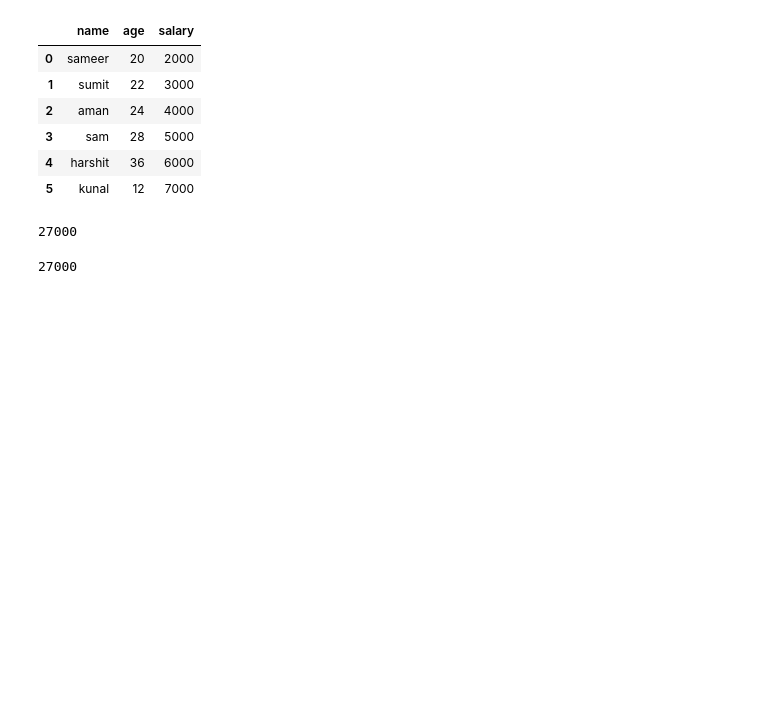
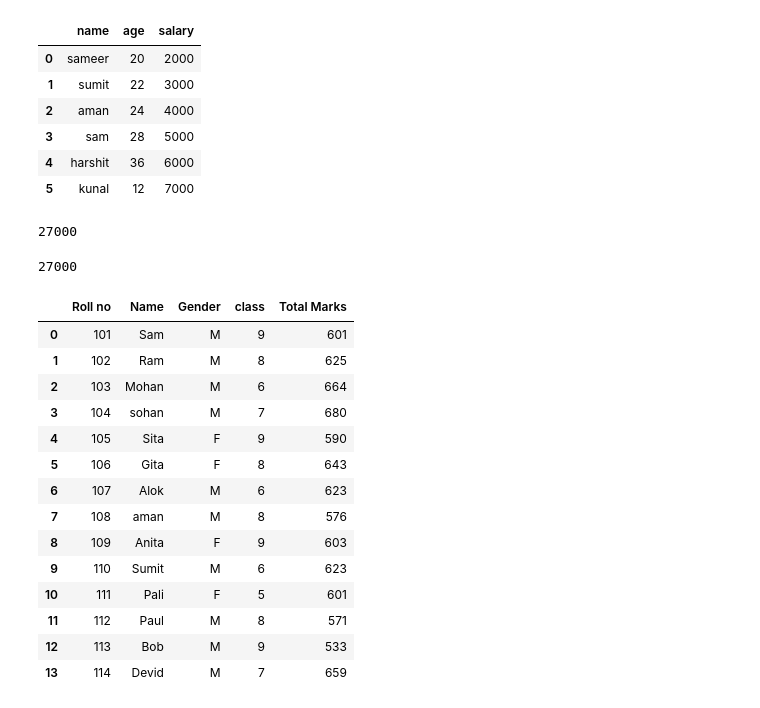
Before and after one commit to Sameershrinath/5th_sem, a Jupyter notebook: PYTHON/DSA/Youtube.ipynb, the cells around one changed output. Drawn from its saved outputs; the diff is of its cells as text; code cells hidden in the pictures; blank space fills up the shorter version.

```diff
--- a/PYTHON/DSA/Youtube.ipynb
+++ b/PYTHON/DSA/Youtube.ipynb
@@ -141,3 +141,26 @@ df.salary.sum()
 sum(df.salary)
 # %% [output]
 27000
+# %%
+# How to import the excel file in data frame
+import pandas as pd
+
+df=pd.read_excel("students_details.xlsx")
+# %%
+df
+# %% [output]
+|  | Roll no | Name | Gender | class | Total Marks |
+| 0 | 101 | Sam | M | 9 | 601 |
+| 1 | 102 | Ram | M | 8 | 625 |
+| 2 | 103 | Mohan | M | 6 | 664 |
+| 3 | 104 | sohan | M | 7 | 680 |
+| 4 | 105 | Sita | F | 9 | 590 |
+| 5 | 106 | Gita | F | 8 | 643 |
+| 6 | 107 | Alok | M | 6 | 623 |
+| 7 | 108 | aman | M | 8 | 576 |
+| 8 | 109 | Anita | F | 9 | 603 |
+| 9 | 110 | Sumit | M | 6 | 623 |
+| 10 | 111 | Pali | F | 5 | 601 |
+| 11 | 112 | Paul | M | 8 | 571 |
+| 12 | 113 | Bob | M | 9 | 533 |
+| 13 | 114 | Devid | M | 7 | 659 |
```
Also changed, not shown: parts of 4 cells of this notebook, 1 other file.
